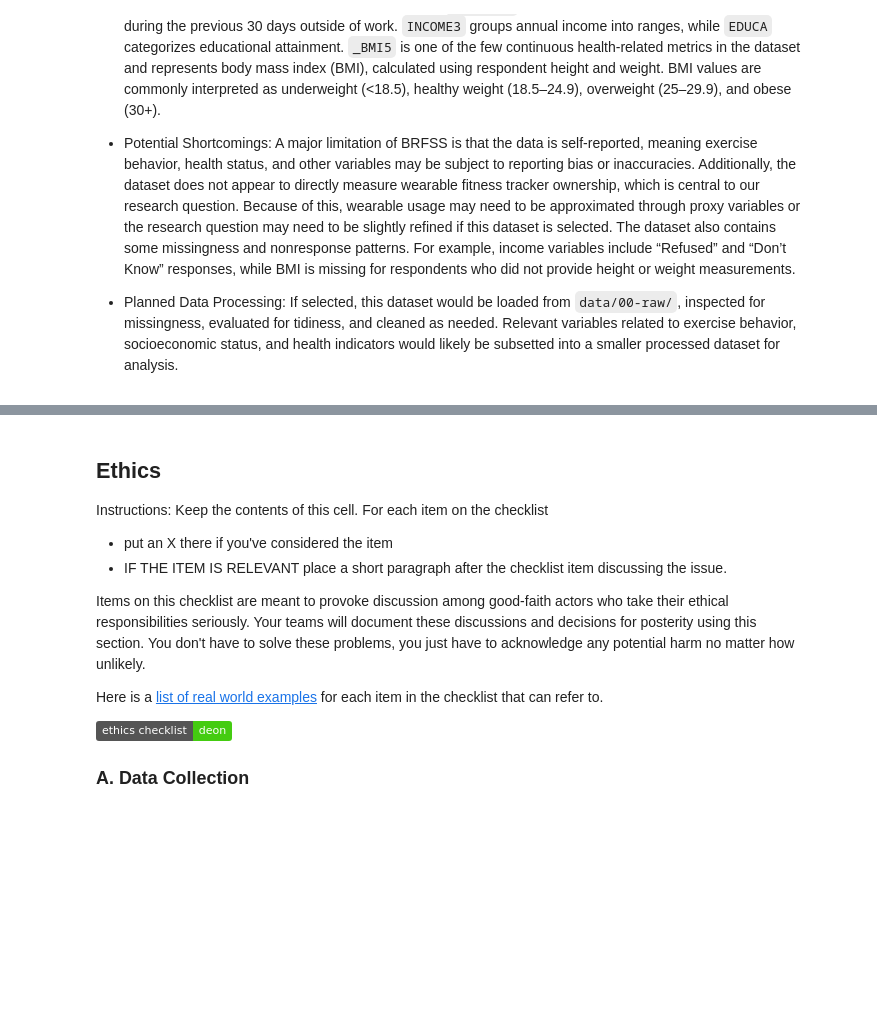
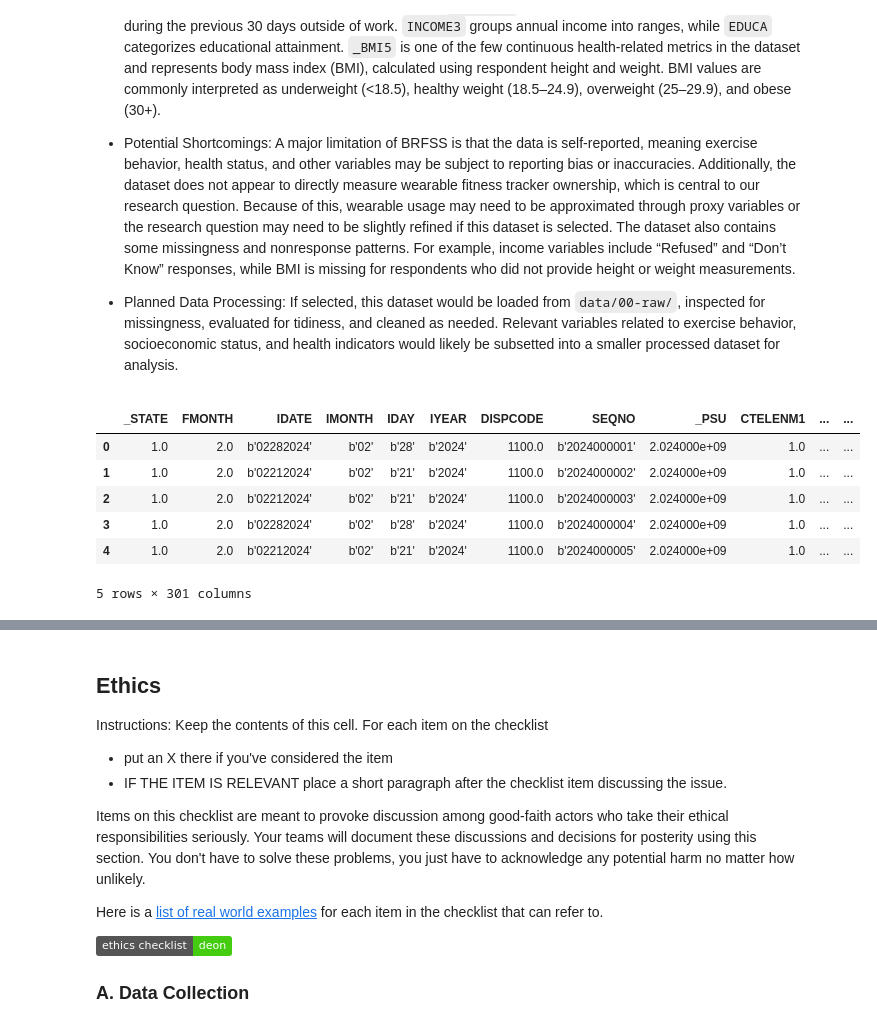
Before and after one commit to COGS108/Group-SP26-104, a Jupyter notebook: 01-DataCheckpoint.ipynb, the cells around one changed output, grey strips where cells are left out. Drawn from its saved outputs; the diff is of its cells as text; code cells hidden in the pictures; badges without logos; blank space fills up the shorter version.

Commit message:
dataset 2
short data clean up and uploading of brffs checkbook

added file to git ignore to allow notebook to be uploaded

```diff
--- a/01-DataCheckpoint.ipynb
+++ b/01-DataCheckpoint.ipynb
@@ -200,0 +197,11 @@ The Behavioral Risk Factor Surveillance System (BRFSS), is an annual CDC survey
+# %%
+import pandas as pd
+brffs = pd.read_sas('data/00-raw/2024 BRFFS.XPT', format = 'xport')
+# %% [output]
+|  | _STATE | FMONTH | IDATE | IMONTH | IDAY | IYEAR | DISPCODE | SEQNO | _PSU | CTELENM1 | ... | ... |
+| 0 | 1.0 | 2.0 | b'02282024' | b'02' | b'28' | b'2024' | 1100.0 | b'2024000001' | 2.024000e+09 | 1.0 | ... | ... |
+| 1 | 1.0 | 2.0 | b'02212024' | b'02' | b'21' | b'2024' | 1100.0 | b'2024000002' | 2.024000e+09 | 1.0 | ... | ... |
+| 2 | 1.0 | 2.0 | b'02212024' | b'02' | b'21' | b'2024' | 1100.0 | b'2024000003' | 2.024000e+09 | 1.0 | ... | ... |
+| 3 | 1.0 | 2.0 | b'02282024' | b'02' | b'28' | b'2024' | 1100.0 | b'2024000004' | 2.024000e+09 | 1.0 | ... | ... |
+| 4 | 1.0 | 2.0 | b'02212024' | b'02' | b'21' | b'2024' | 1100.0 | b'2024000005' | 2.024000e+09 | 1.0 | ... | ... |
+5 rows × 301 columns
```
Also changed, not shown: parts of 3 cells of this notebook, 1 other file.
